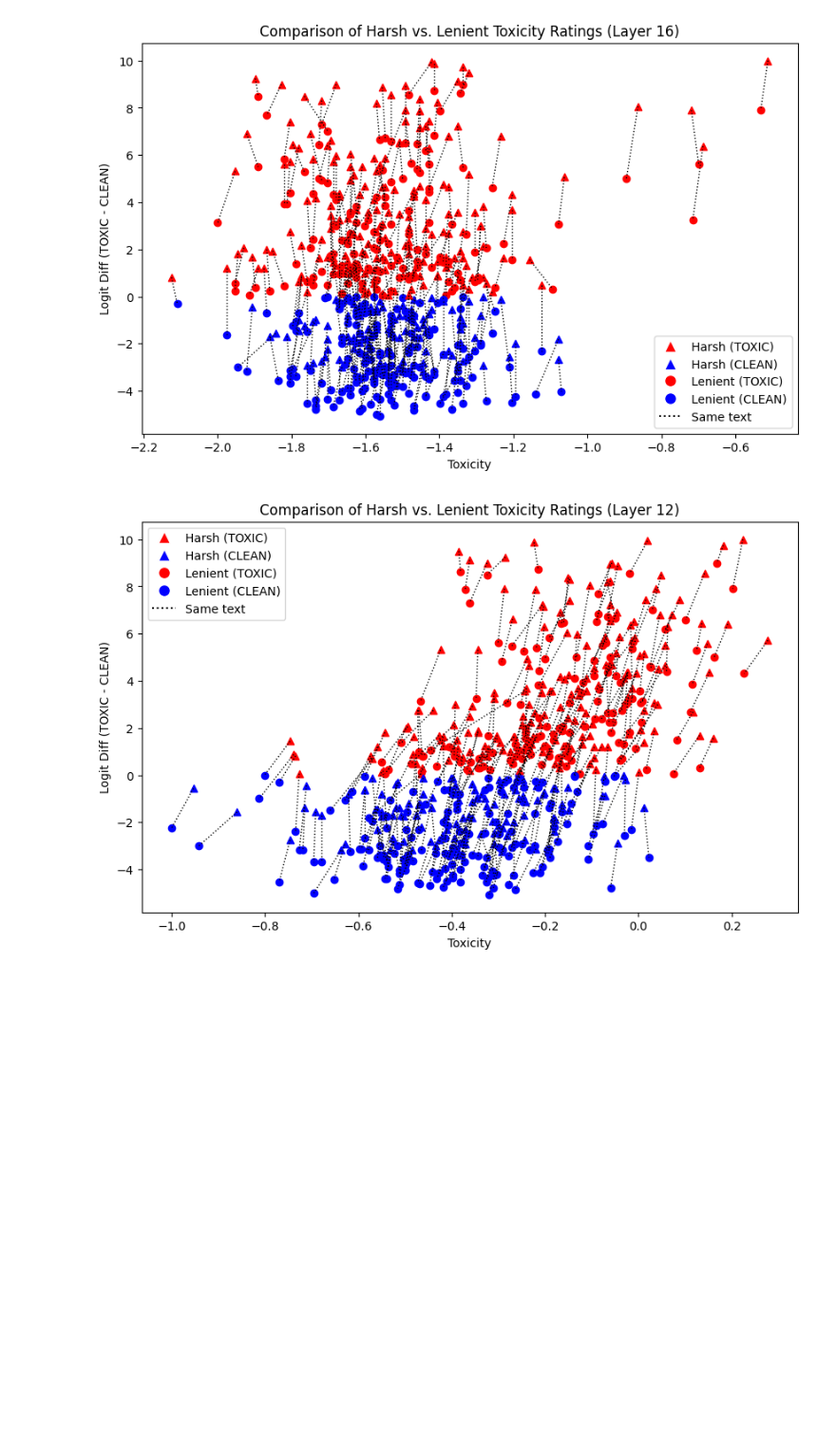
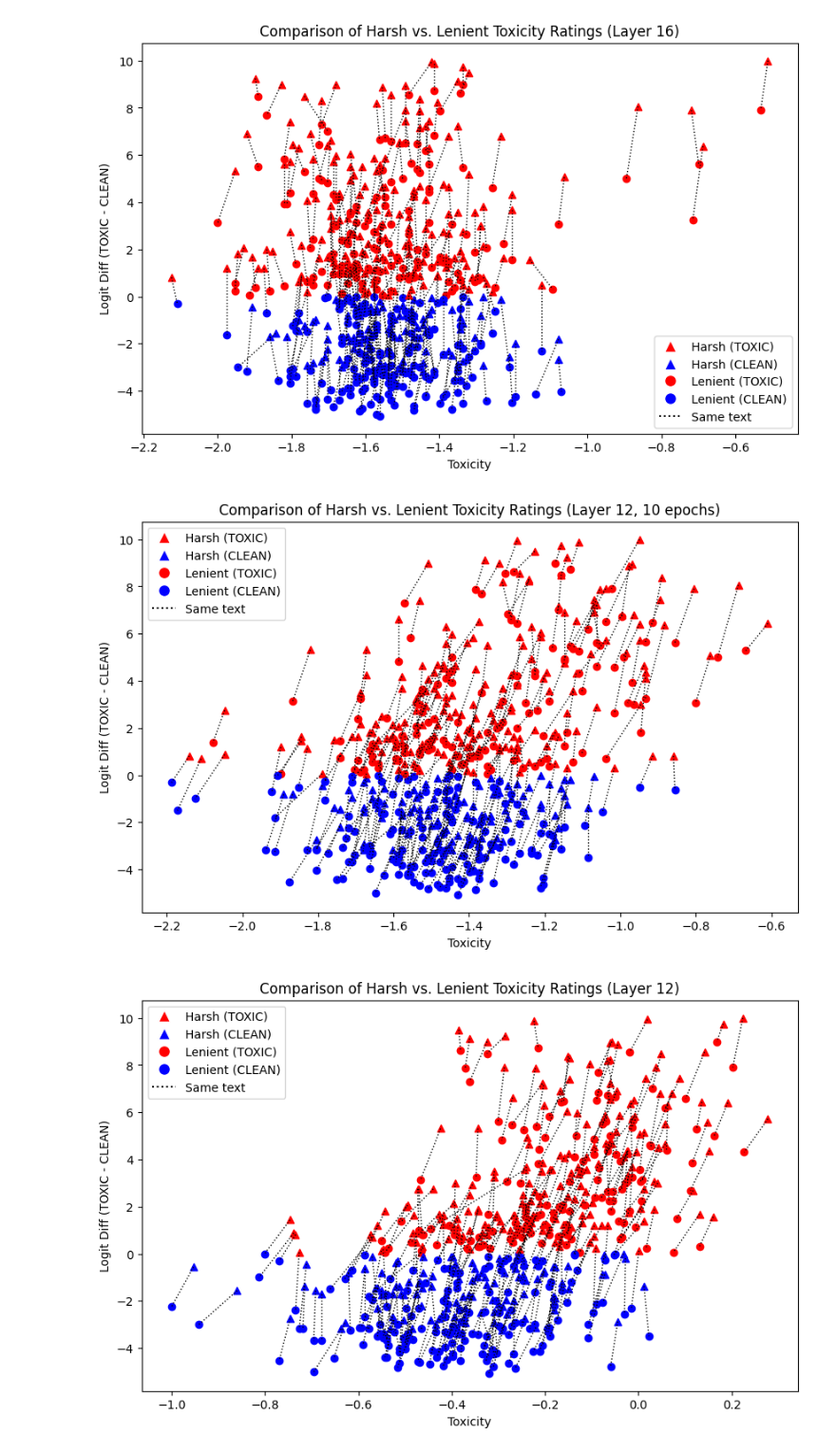
Before and after one commit to abhay-sheshadri/quirky_interp, a Jupyter notebook: DAS.ipynb, the cells around one changed output. Shown at 95% size. Cells and saved outputs as stored; diff of their text form; code cells hidden in the pictures; blank space fills up the shorter version.

```diff
--- a/DAS.ipynb
+++ b/DAS.ipynb
@@ -373,0 +273,14 @@ Evaluating...
+# %%
+toxicity_diretion_l12_long = find_direction_using_das(
+    model,
+    "TOXIC",
+    "CLEAN",
+    lenient_prompts_train,
+    lenient_prompts_eval,
+    rep_positions=[AFTER_SEQUENCE_POSITION],
+    rep_layers=[12],
+    lr=0.001,
+    n_epochs=10,
+    batch_size=16,
+    parameter_dtype=torch.bfloat16
+)
@@ -382,3 +396,5 @@ toxicity_diretion_norm = torch.nn.functional.normalize(toxicity_diretion, p=2, d
 toxicity_diretion_l6_norm = torch.nn.functional.normalize(toxicity_diretion_l6, p=2, dim=-1)
 # %%
 toxicity_diretion_l12_norm = torch.nn.functional.normalize(toxicity_diretion_l12, p=2, dim=-1)
+# %%
+toxicity_diretion_l12_long_norm = torch.nn.functional.normalize(toxicity_diretion_l12_long, p=2, dim=-1)
@@ -475,0 +478,9 @@ Keyword arguments {'add_special_tokens': False} not recognized.
+# %%
+data_harsh_l12_long, data_lenient_l12_long = get_eval_data_for_direction(
+    model,
+    harsh_prompts_eval,
+    lenient_prompts_eval,
+    pos_token_id,
+    neg_token_id,
+    toxicity_diretion_l12_long_norm
+)
@@ -536,4 +547,8 @@ def plot_data(data_harsh, data_lenient, title='Comparison of Harsh vs. Lenient T
 plot_data(data_harsh_l16, data_lenient_l16, title='Comparison of Harsh vs. Lenient Toxicity Ratings (Layer 16)')
 # %% [output]
 [figure]
+# %%
+plot_data(data_harsh_l12_long, data_lenient_l12_long, title='Comparison of Harsh vs. Lenient Toxicity Ratings (Layer 12, 10 epochs)')
+# %% [output]
+[figure, added]
 # %%
```
Also changed, not shown: parts of 7 cells of this notebook.
